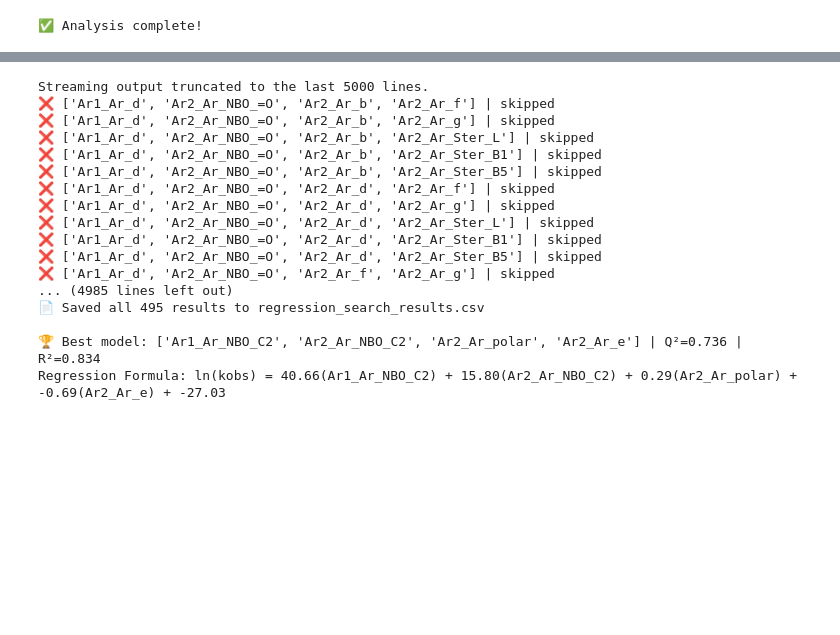
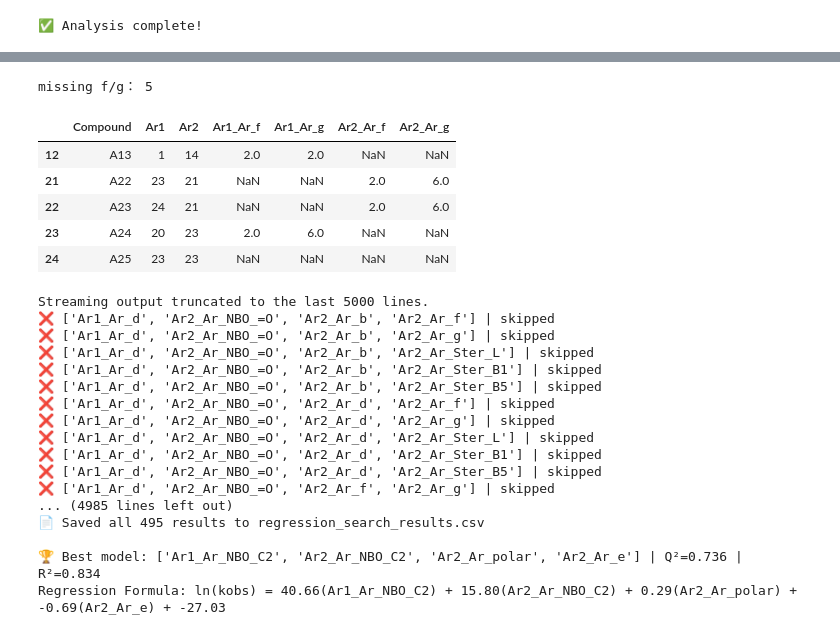
Before and after one commit to peculab/DFTDescriptorPipeline, a Jupyter notebook: examples/azoarene/azoarene_v2.ipynb, the cells around one changed output, grey strips where cells are left out. Saved outputs shown, nothing was run; the diff lists cells and outputs as text; code cells hidden in the pictures; blank space fills up the shorter version.

Commit message:
missing f/g

```diff
--- a/examples/azoarene/azoarene_v2.ipynb
+++ b/examples/azoarene/azoarene_v2.ipynb
@@ -93,3 +119,16 @@ Regression Formula: ln(kobs) = 17.92(Ar1_Ar_NBO_C2) + 17.93(Ar2_Ar_NBO_C2) + 0.2
+# %%
+need = [c for c in df.columns if c.endswith(("_Ar_f","_Ar_g"))]
+missing = df[need].isna().any(axis=1)
+print("missing f/g：", int(missing.sum()))
+display(df.loc[missing, ["Compound","Ar1","Ar2"] + need].head(10))
+# %% [output]
+missing f/g： 5
+|  | Compound | Ar1 | Ar2 | Ar1_Ar_f | Ar1_Ar_g | Ar2_Ar_f | Ar2_Ar_g |
+| 12 | A13 | 1 | 14 | 2.0 | 2.0 | NaN | NaN |
+| 21 | A22 | 23 | 21 | NaN | NaN | 2.0 | 6.0 |
+| 22 | A23 | 24 | 21 | NaN | NaN | 2.0 | 6.0 |
+| 23 | A24 | 20 | 23 | 2.0 | 6.0 | NaN | NaN |
+| 24 | A25 | 23 | 23 | NaN | NaN | NaN | NaN |
 # %%
 # 一鍵執行
 df, results, best_model = extractor_regr.run_full_pipeline(
```
Also changed, not shown: parts of 2 cells of this notebook.
